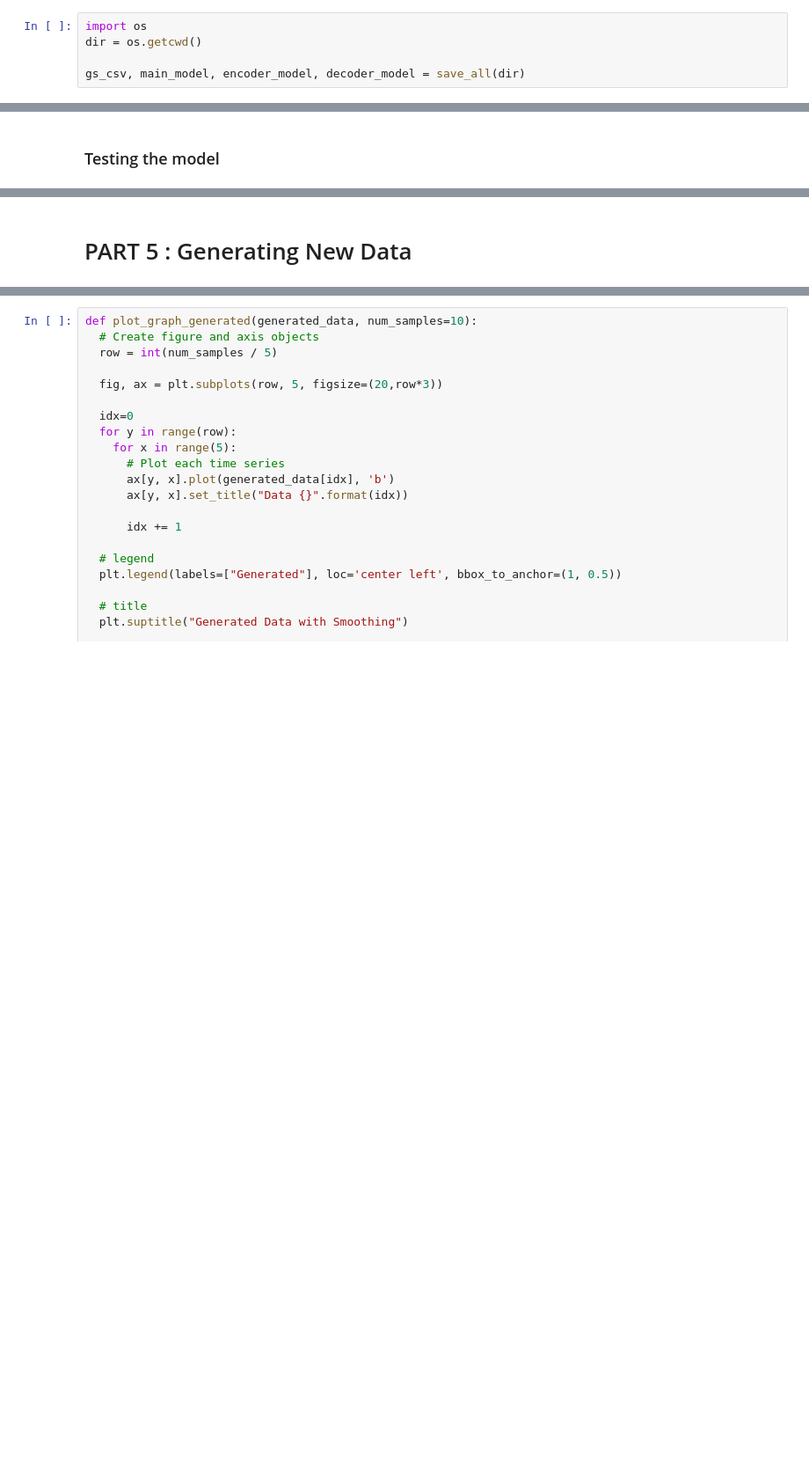
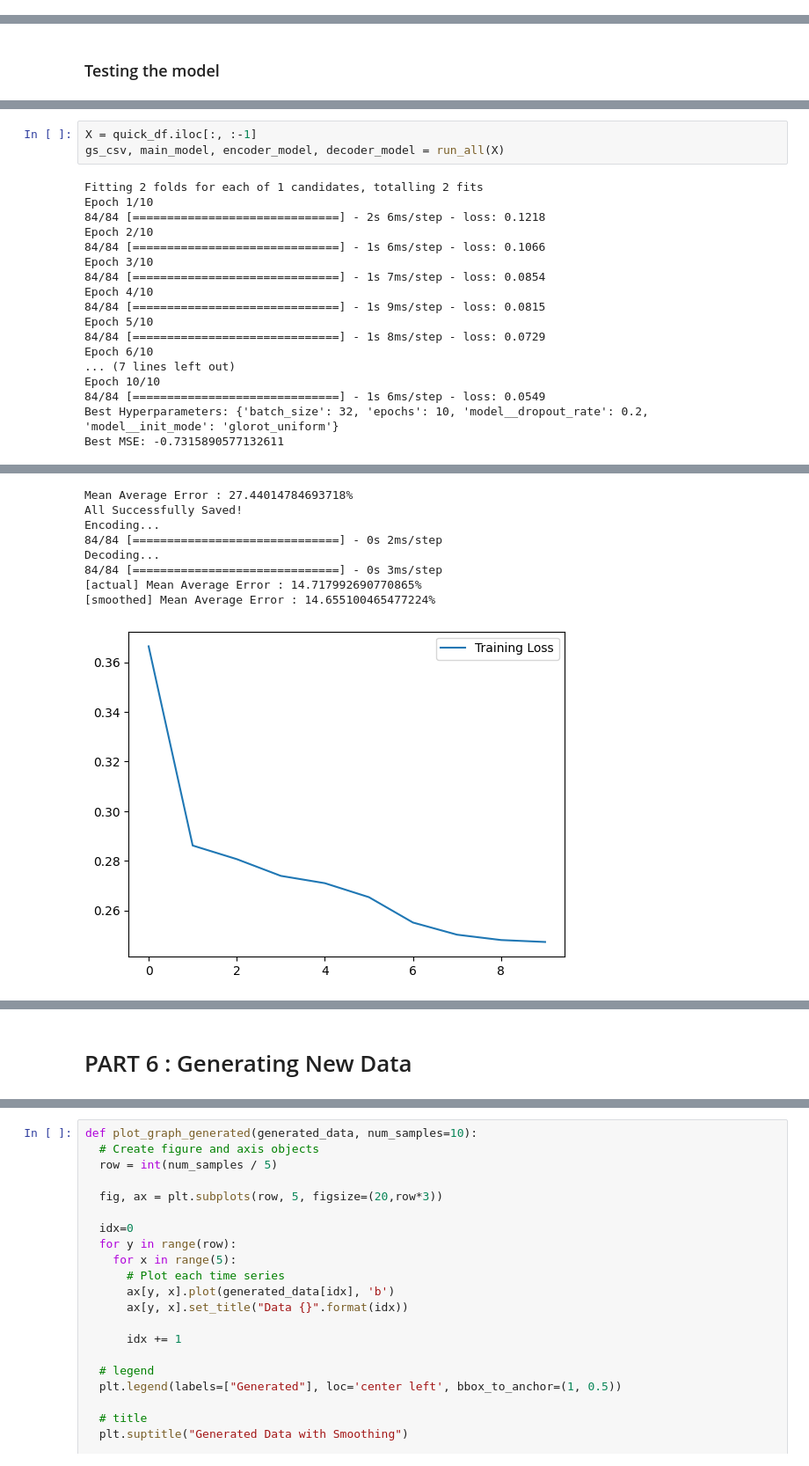
Before and after one commit to yokahealthcare/Anasa-GAN, a Jupyter notebook: [Main v2] [AE] [ANN] Breathing_Wave.ipynb, the cells around one changed output, grey strips where cells are left out. Shown at 88% size. Cells and saved outputs as stored; diff of their text form; blank space fills up the shorter version.

```diff
--- a/[Main v2] [AE] [ANN] Breathing_Wave.ipynb
+++ b/[Main v2] [AE] [ANN] Breathing_Wave.ipynb
@@ -250,8 +200,3 @@ def save_all(dir, grid_search=grid_search):
 
   print("All Successfully Saved!")
   return res, main_model, encoder_model, decoder_model
-# %%
-import os
-dir = os.getcwd()
-
-gs_csv, main_model, encoder_model, decoder_model = save_all(dir)
@@ -335,0 +297,21 @@ test_model()
+# %%
+X = quick_df.iloc[:, :-1]
+gs_csv, main_model, encoder_model, decoder_model = run_all(X)
+# %% [output]
+Fitting 2 folds for each of 1 candidates, totalling 2 fits
+Epoch 1/10
+84/84 [==============================] - 2s 6ms/step - loss: 0.1218
+Epoch 2/10
+84/84 [==============================] - 1s 6ms/step - loss: 0.1066
+Epoch 3/10
+84/84 [==============================] - 1s 7ms/step - loss: 0.0854
+Epoch 4/10
+84/84 [==============================] - 1s 9ms/step - loss: 0.0815
+Epoch 5/10
+84/84 [==============================] - 1s 8ms/step - loss: 0.0729
+Epoch 6/10
+... (7 lines left out)
+Epoch 10/10
+84/84 [==============================] - 1s 6ms/step - loss: 0.0549
+Best Hyperparameters: {'batch_size': 32, 'epochs': 10, 'model__dropout_rate': 0.2, 'model__init_mode': 'glorot_uniform'}
+Best MSE: -0.7315890577132611
@@ -335,0 +320,9 @@ test_model()
+Mean Average Error : 27.44014784693718%
+All Successfully Saved!
+Encoding...
+84/84 [==============================] - 0s 2ms/step
+Decoding...
+84/84 [==============================] - 0s 3ms/step
+[actual] Mean Average Error : 14.717992690770865%
+[smoothed] Mean Average Error : 14.655100465477224%
+[figure, added]
@@ -336,2 +330,2 @@ test_model()
 # %% [markdown]
-# PART 5 : Generating New Data
+# PART 6 : Generating New Data
```
Also changed, not shown: parts of 24 cells of this notebook.
